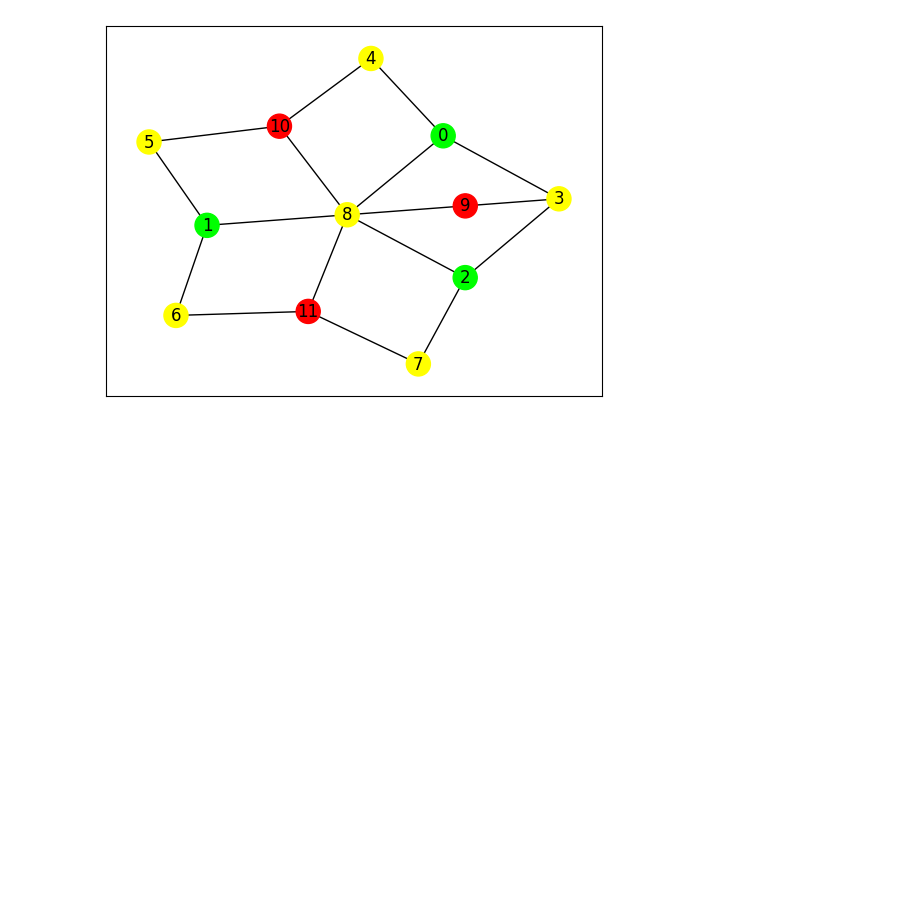
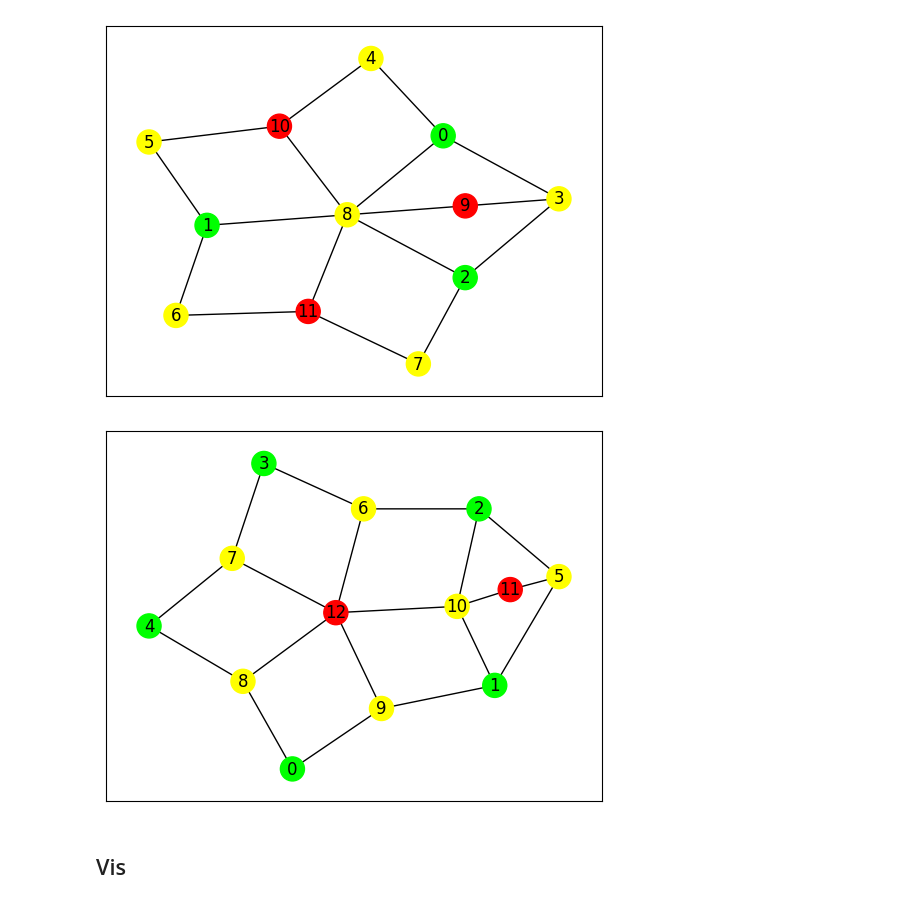
Before and after one commit to zimfv/quadrangulation, a Jupyter notebook: cancellations-research.ipynb, the cells around one changed output. Saved outputs shown, nothing was run; the diff lists cells and outputs as text; code cells hidden in the pictures; blank space fills up the shorter version.

Commit message:
Draw cancellations examples

```diff
--- a/cancellations-research.ipynb
+++ b/cancellations-research.ipynb
@@ -10,10 +12,10 @@ import matplotlib.colors as mcolors
 # %%
 crytical_type_colors_dict = {'min': 'lime', 'max': 'red', 'saddle': 'yellow', 'regular': 'lightgrey'}
 # %%
-graph = nx.MultiGraph()
-graph.add_nodes_from(range(3), critical_type='min')
-graph.add_nodes_from(range(3, 9), critical_type='saddle')
-graph.add_nodes_from(range(9, 12), critical_type='max')
+graph0 = nx.MultiGraph()
+graph0.add_nodes_from(range(3), critical_type='min')
+graph0.add_nodes_from(range(3, 9), critical_type='saddle')
+graph0.add_nodes_from(range(9, 12), critical_type='max')
 
 edges = [(0, 3), (0, 4), (0, 8),
          (1, 5), (1, 6), (1, 8),
@@ -24,13 +26,42 @@ edges = [(0, 3), (0, 4), (0, 8),
 ]
 
 for e0, e1 in edges:
-    graph.add_edge(e0, e1, path=[e0, e1])
+    graph0.add_edge(e0, e1, path=[e0, e1])
 
+pos0 = nx.kamada_kawai_layout(graph0)
+values0 = np.arange(12)
 
+node_colors0 = pd.DataFrame([data for node, data in graph0.nodes(data=True)]).fillna('regular')['critical_type'].map(crytical_type_colors_dict).apply(mcolors.to_hex).values
 
-node_colors = pd.DataFrame([data for node, data in graph.nodes(data=True)]).fillna('regular')['critical_type'].map(crytical_type_colors_dict).apply(mcolors.to_hex).values
-
-
-nx.draw_networkx(graph, node_color=node_colors, pos=nx.kamada_kawai_layout(graph))
+nx.draw_networkx(graph0, node_color=node_colors0, pos=pos0)
 # %% [output]
 [figure]
+# %%
+graph1 = nx.MultiGraph()
+graph1.add_nodes_from(range(5), critical_type='min')
+graph1.add_nodes_from(range(5, 11), critical_type='saddle')
+graph1.add_nodes_from(range(11, 13), critical_type='max')
+
+edges = [(0, 8), (0, 9),
+         (1, 5), (1, 9), (1, 10),
+         (2, 5), (2, 6), (2, 10),
+         (3, 6), (3, 7),
+         (4, 7), (4, 8),
+         (5, 11), (10, 11), (10, 12),
+         (6, 12), (7, 12), (8, 12), (9, 12)
+]
+
+for e0, e1 in edges:
+    graph1.add_edge(e0, e1, path=[e0, e1])
+
+pos1 = nx.kamada_kawai_layout(graph1)
+values1 = np.arange(13)
+pos1[11] = 0.5*(pos1[10] + pos1[5]) + 0.02*np.random.normal(2)
+
+node_colors1 = pd.DataFrame([data for node, data in graph1.nodes(data=True)]).fillna('regular')['critical_type'].map(crytical_type_colors_dict).apply(mcolors.to_hex).values
+
+nx.draw_networkx(graph1, node_color=node_colors1, pos=pos1)
+# %% [output]
+[figure, added]
+# %% [markdown]
+## Vis
```
Also changed, not shown: parts of 9 cells of this notebook, 1 other file.
